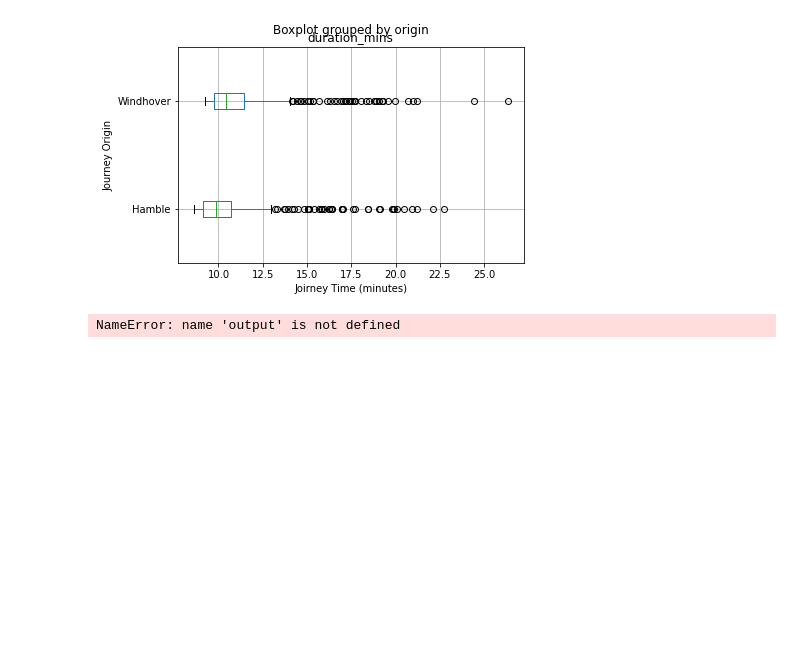
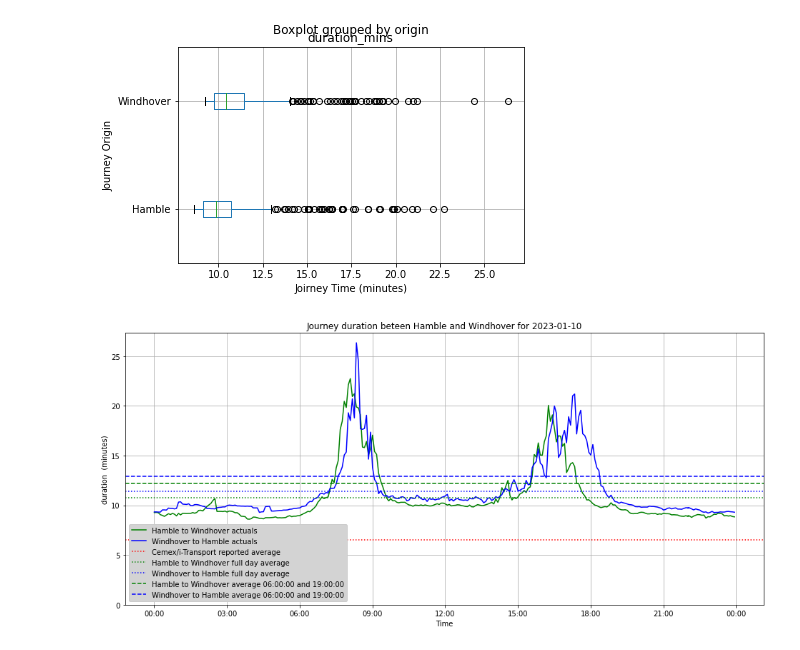
Before and after one commit to hkworguk/hamble-traffic, a Jupyter notebook: notebook.ipynb, the cells around one changed output. Saved outputs shown, nothing was run; the diff lists cells and outputs as text; code cells hidden in the pictures; blank space fills up the shorter version.

```diff
--- a/notebook.ipynb
+++ b/notebook.ipynb
@@ -35,7 +35,7 @@ render_box_plot('data/2023/Jan/2023-01-10.csv.gz')
 [figure]
 # %%
 # Creates a chart from agiven df and saves the rendering of it
-def render_time_series_chart(df_file_name, origin, dest, measure_and_unit='duration_minutes', time_groups=None):
+def render_time_series_chart(df_file_name, origin, dest, measure_and_unit='duration_minutes', time_groups=None, force=False):
 
     if measure_and_unit not in ['duration_minutes', 'speed_mph']:
         return
@@ -52,10 +52,10 @@ def render_time_series_chart(df_file_name, origin, dest, measure_and_unit='durat
     year = date.strftime('%Y')
     month = date.strftime('%b')
 
-    fig_file_handle = Path('graphs/', year, month, fig_name)
+    fig_file_handle = Path('graphs/', year, month, measure, fig_name)
     fig_file_handle.parent.mkdir(exist_ok=True, parents=True)
 
-    if not os.path.isfile(fig_file_handle) or (os.path.isfile(fig_file_handle) and datetime.now().date() == date.date()):
+    if force or (not os.path.isfile(fig_file_handle) or (os.path.isfile(fig_file_handle) and datetime.now().date() == date.date())):
 
         df = pd.read_csv(df_file_name)
 
@@ -92,40 +92,40 @@ def render_time_series_chart(df_file_name, origin, dest, measure_and_unit='durat
         plt.plot(d2o[measure_and_unit], linestyle='solid', color="blue", label=f'{d20_label} actuals')
 
         # Daily average
-        if measure_and_unit is 'duration_minutes':
-            report_average = (statistics.fmean([o2d[measure_and_unit].mean(), d2o[measure_and_unit].mean()])/REPORTED_MEAN_SPEED)
+        if measure_and_unit == 'duration_minutes':
+            report_average = (statistics.fmean([o2d['distance'].mean(), d2o['distance'].mean()]) / REPORTED_MEAN_SPEED) / 60
         else:
             report_average = REPORTED_MEAN_SPEED * MS_TO_MPH
         #print(report_average_mins)
 
         plt.axhline(y=report_average, linestyle="dotted", color='red', label=f'Cemex/i-Transport reported average')
         plt.axhline(y=o2d[measure_and_unit].mean(), linestyle='dotted', color='green', label=f'{o2d_label} full day average')
         plt.axhline(y=d2o[measure_and_unit].mean(), linestyle='dotted', color='blue', label=f'{d20_label} full day average')
 
         # Actual avarages when most people are out and about and observe delays
         line_styles = ['dashed', 'dashdot']
 
         for index, (start_time, end_time) in enumerate(time_groups):
             if start_time is not None and end_time is not None:
                 plt.axhline(
                     y=o2d.between_time(start_time, end_time).mean(numeric_only=True)[measure_and_unit],
                     linestyle=line_styles[index], color="green", label=f'{o2d_label} average {start_time} and {end_time}')
 
                 plt.axhline(
                     y=d2o.between_time(start_time, end_time).mean(numeric_only=True)[measure_and_unit],
                     linestyle=line_styles[index], color="blue", label=f'{d20_label} average {start_time} and {end_time}')
 
         plt.title(f'Journey {measure} beteen {origin} and {dest} for {date.date()}')
         plt.xlabel('Time')
         plt.ylabel(f'{measure}  ({unit})')
         plt.legend()
         plt.grid()
         plt.legend(facecolor='lightgrey', framealpha=1)
         plt.gca().set_ylim(ymin=0)
 
-        plt.savefig(fig_file_handle, bbox_inches='tight', dpi=150)
-        #plt.show()
+        #plt.savefig(fig_file_handle, bbox_inches='tight', dpi=150)
+        plt.show()
 
-render_time_series_chart('data/2023/Jan/2023-01-10.csv.gz', 'Hamble', 'Windhover', 'speed_mph', [('06:00:00', '19:00:00')])
+render_time_series_chart('data/2023/Jan/2023-01-10.csv.gz', 'Hamble', 'Windhover', 'duration_minutes', [('06:00:00', '19:00:00')])
 # %% [output]
-NameError: name 'output' is not defined
+[figure, added]
```
